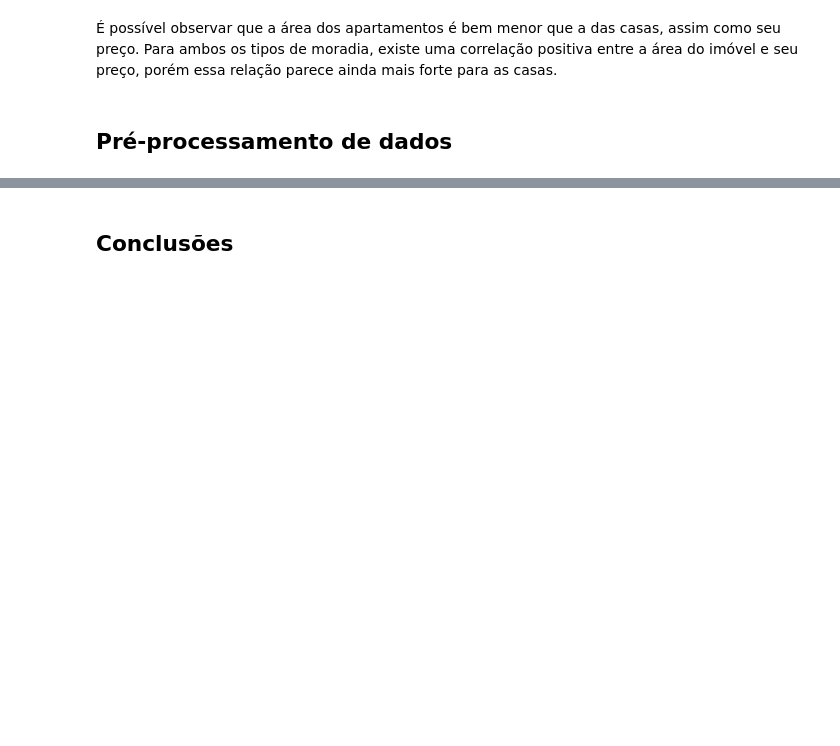
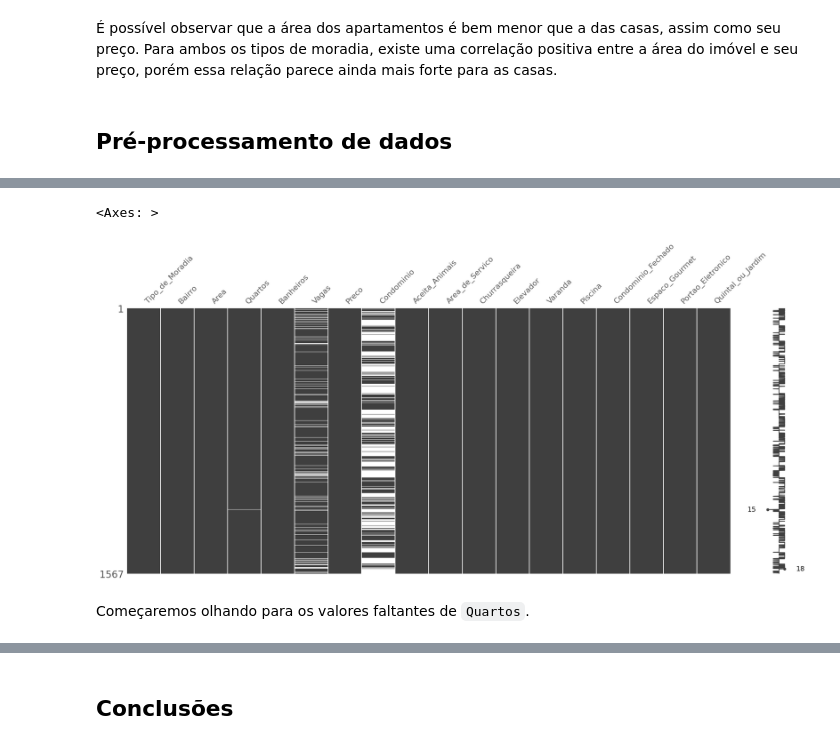
Before and after one commit to lcfdiniz/puc-rio, a Jupyter notebook: real-estate-market/real_estate_market.ipynb, the cells around one changed output, grey strips where cells are left out. Cells and saved outputs as stored; diff of their text form; code cells hidden in the pictures; blank space fills up the shorter version.

```diff
--- a/real-estate-market/real_estate_market.ipynb
+++ b/real-estate-market/real_estate_market.ipynb
@@ -550,0 +556,7 @@ plt.show()
+# %%
+msno.matrix(df)
+# %% [output]
+<Axes: >
+[figure, added]
+# %% [markdown]
+Começaremos olhando para os valores faltantes de `Quartos`.
```
Also changed, not shown: parts of 38 cells of this notebook.
